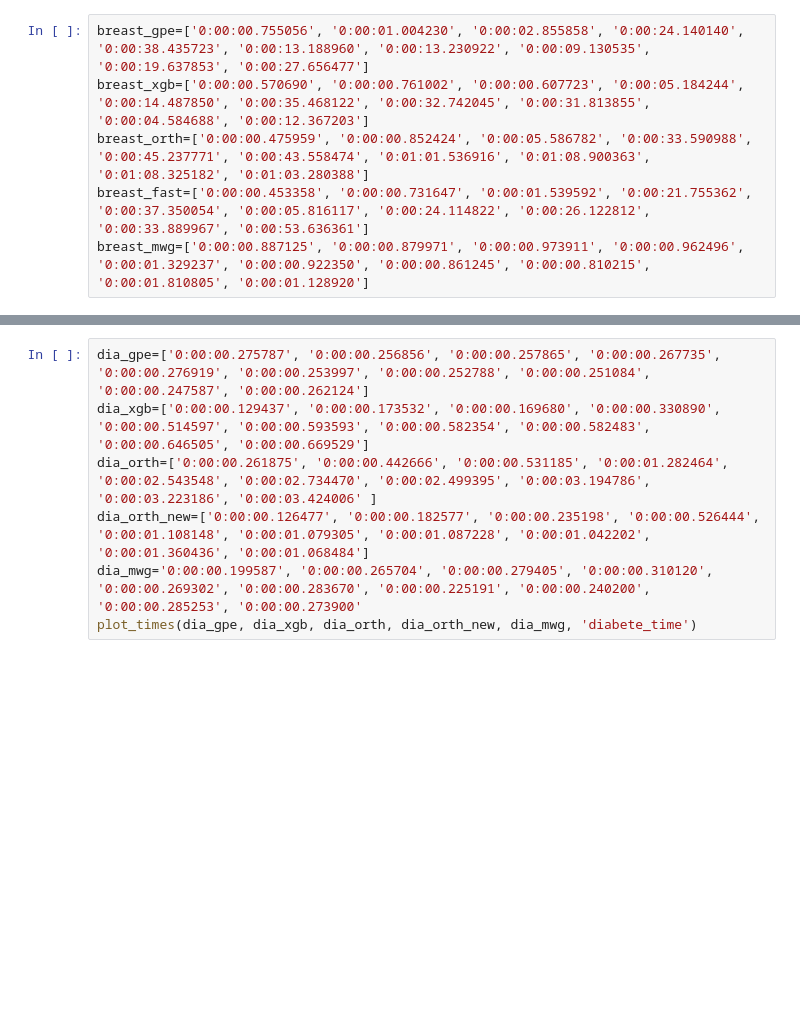
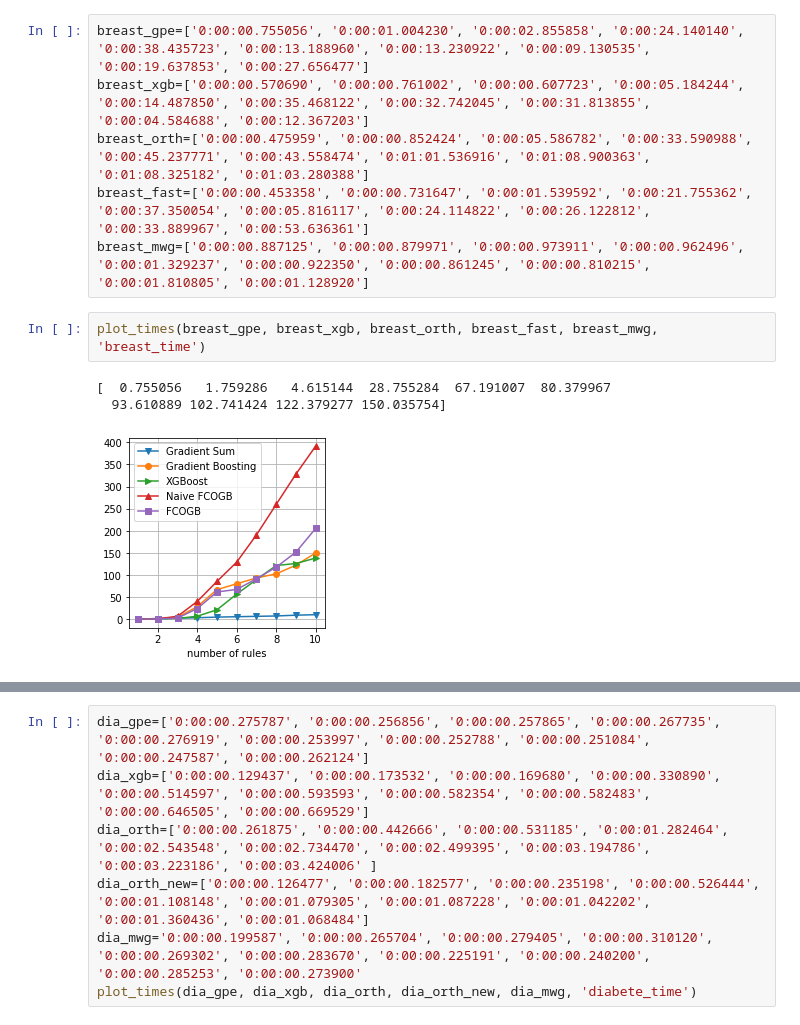
Before and after one commit to fyan102/FCOGB, a Jupyter notebook: analysis/compare_time.ipynb, the cells around one changed output, grey strips where cells are left out. Drawn from its saved outputs; the diff is of its cells as text; blank space fills up the shorter version.

```diff
--- a/analysis/compare_time.ipynb
+++ b/analysis/compare_time.ipynb
@@ -462,3 +462,9 @@ breast_xgb=['0:00:00.570690', '0:00:00.761002', '0:00:00.607723', '0:00:05.18424
 breast_orth=['0:00:00.475959', '0:00:00.852424', '0:00:05.586782', '0:00:33.590988', '0:00:45.237771', '0:00:43.558474', '0:01:01.536916', '0:01:08.900363', '0:01:08.325182', '0:01:03.280388']
 breast_fast=['0:00:00.453358', '0:00:00.731647', '0:00:01.539592', '0:00:21.755362', '0:00:37.350054', '0:00:05.816117', '0:00:24.114822', '0:00:26.122812', '0:00:33.889967', '0:00:53.636361']
 breast_mwg=['0:00:00.887125', '0:00:00.879971', '0:00:00.973911', '0:00:00.962496', '0:00:01.329237', '0:00:00.922350', '0:00:00.861245', '0:00:00.810215', '0:00:01.810805', '0:00:01.128920']
+# %%
+plot_times(breast_gpe, breast_xgb, breast_orth, breast_fast, breast_mwg, 'breast_time')
+# %% [output]
+[  0.755056   1.759286   4.615144  28.755284  67.191007  80.379967
+  93.610889 102.741424 122.379277 150.035754]
+[figure, added]
```
Also changed, not shown: parts of 11 cells of this notebook, 2 other files.
